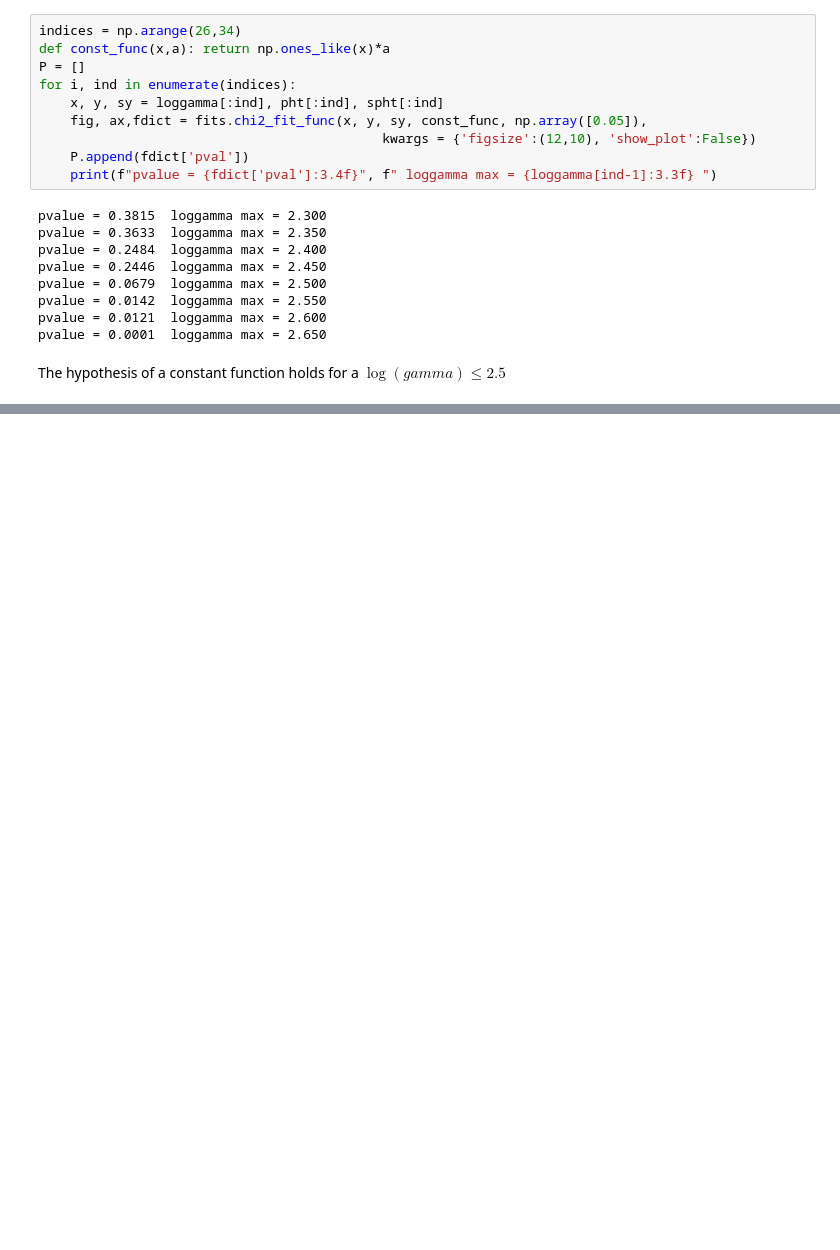
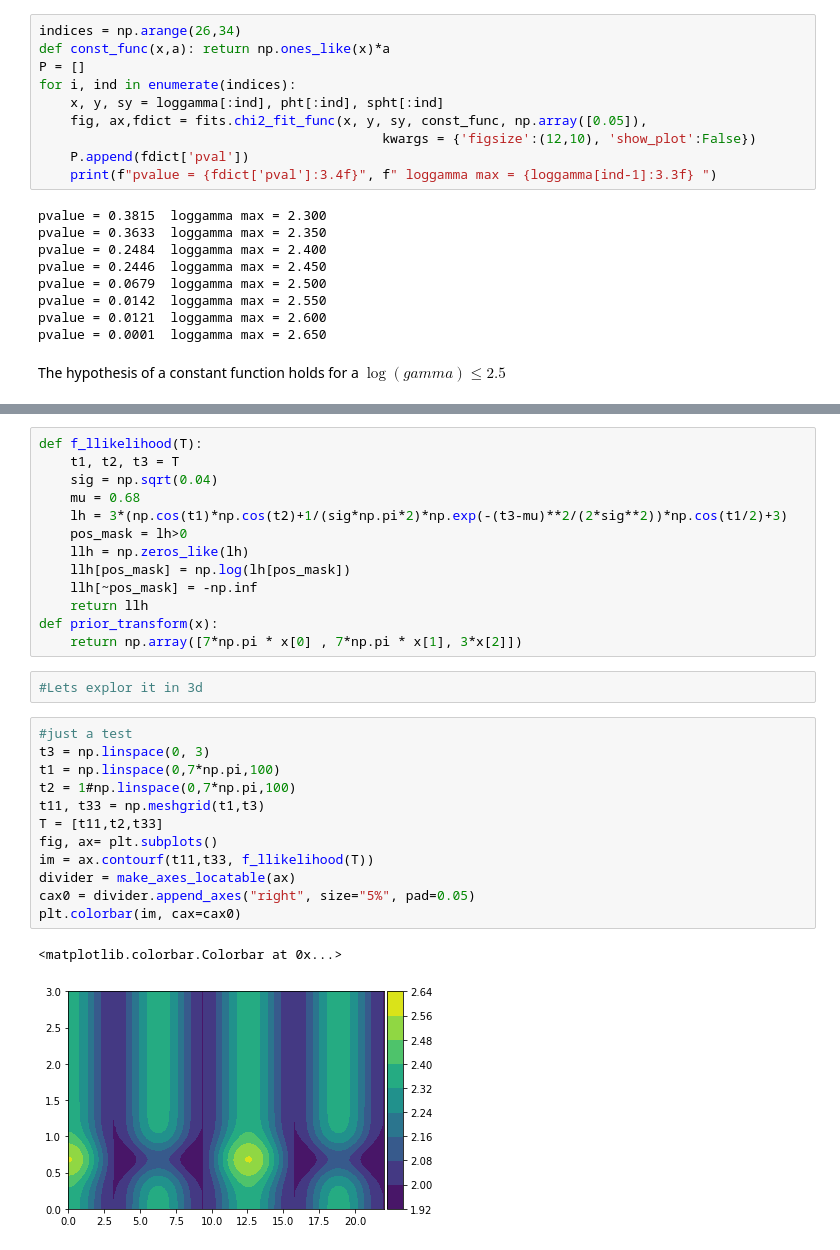
Before and after one commit to Kiril94/AMAS, a Jupyter notebook: Old_exams/Exam2017.ipynb, the cells around one changed output, grey strips where cells are left out. Saved outputs shown, nothing was run; the diff lists cells and outputs as text; blank space fills up the shorter version.

```diff
--- a/Old_exams/Exam2017.ipynb
+++ b/Old_exams/Exam2017.ipynb
@@ -67,0 +87,30 @@ The hypothesis of a constant function holds for a $\log(gamma)\leq2.5$
+# %%
+def f_llikelihood(T):
+    t1, t2, t3 = T
+    sig = np.sqrt(0.04)
+    mu = 0.68
+    lh = 3*(np.cos(t1)*np.cos(t2)+1/(sig*np.pi*2)*np.exp(-(t3-mu)**2/(2*sig**2))*np.cos(t1/2)+3)
+    pos_mask = lh>0
+    llh = np.zeros_like(lh)
+    llh[pos_mask] = np.log(lh[pos_mask])
+    llh[~pos_mask] = -np.inf
+    return llh
+def prior_transform(x):
+    return np.array([7*np.pi * x[0] , 7*np.pi * x[1], 3*x[2]])
+# %%
+#Lets explor it in 3d
+# %%
+#just a test
+t3 = np.linspace(0, 3)
+t1 = np.linspace(0,7*np.pi,100)
+t2 = 1#np.linspace(0,7*np.pi,100)
+t11, t33 = np.meshgrid(t1,t3)
+T = [t11,t2,t33]
+fig, ax= plt.subplots()
+im = ax.contourf(t11,t33, f_llikelihood(T))
+divider = make_axes_locatable(ax)
+cax0 = divider.append_axes("right", size="5%", pad=0.05)
+plt.colorbar(im, cax=cax0)
+# %% [output]
+<matplotlib.colorbar.Colorbar at 0x...>
+[figure, added]
```
Also changed, not shown: parts of 19 cells of this notebook, 2 other files.
